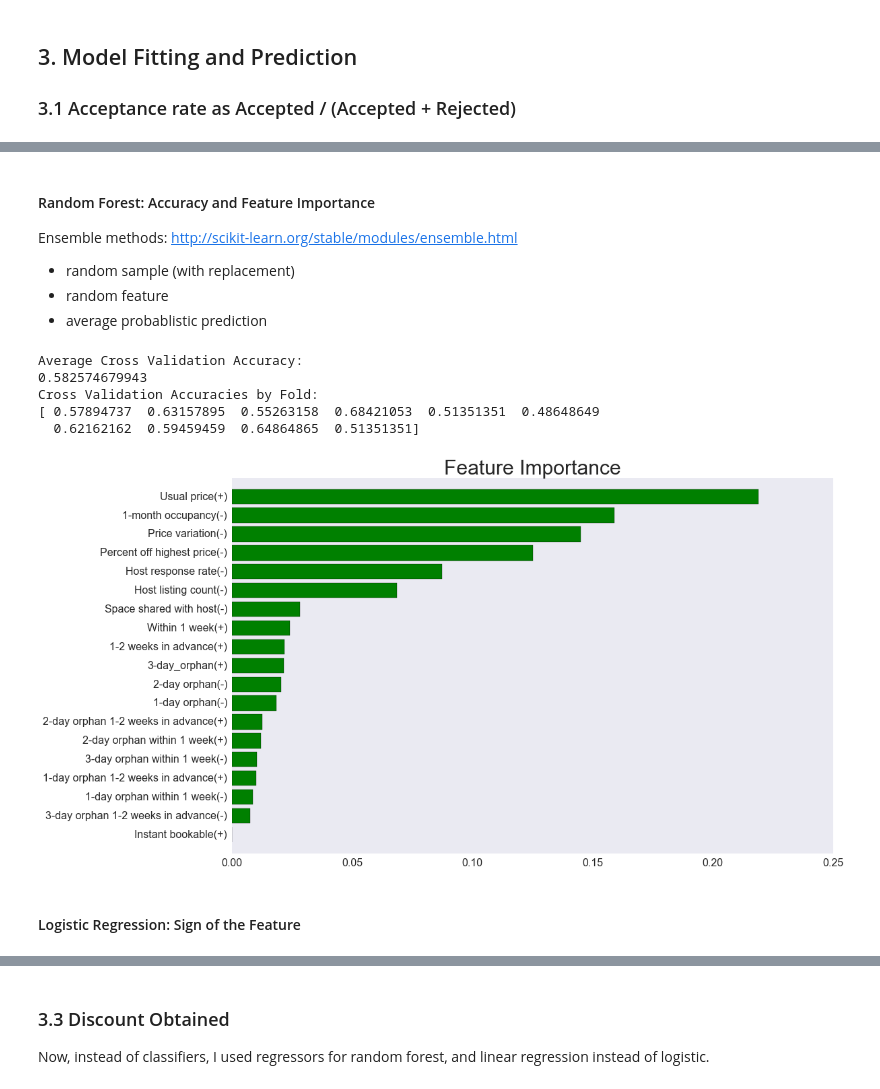
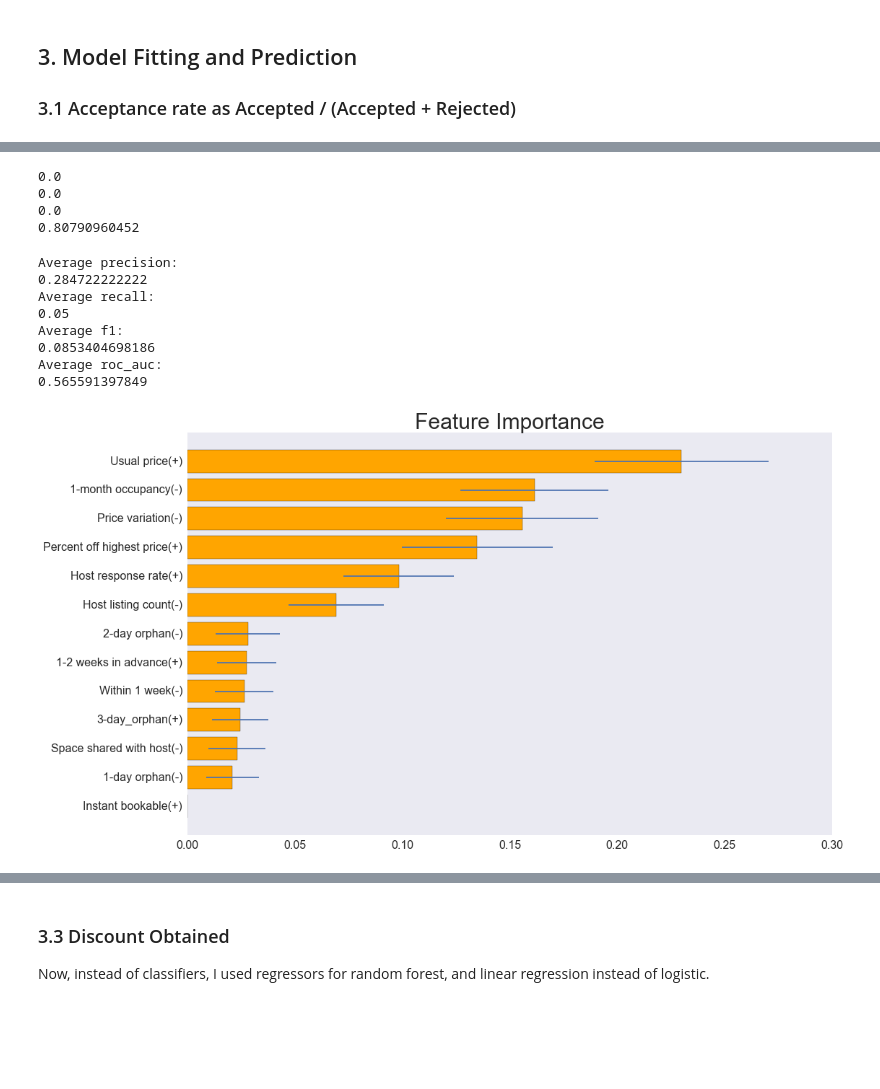
Before and after one commit to DataShackforAirbnb/AirBnbNegotiate, a Jupyter notebook: DataAnalysis/Analysis 0426.ipynb, the cells around one changed output, grey strips where cells are left out. Cells and saved outputs as stored; diff of their text form; code cells hidden in the pictures; blank space fills up the shorter version.

```diff
--- a/DataAnalysis/Analysis 0426.ipynb
+++ b/DataAnalysis/Analysis 0426.ipynb
@@ -330,7 +317,11 @@ Y_discount = combined_agreed["discount_obtained"].values
 # %%
-param_label_rf = ["1-day orphan", "2-day orphan", "3-day_orphan", "Within 1 week", "1-2 weeks in advance",
-               "Percent off highest price", "Host listing count", "Host response rate",
-               "Instant bookable", "Space shared with host", "Usual price", "Price variation", "1-month occupancy"]
+label_rf = ["1-day orphan", "2-day orphan", "3-day_orphan", "Within 1 week", "1-2 weeks in advance",
+            "Percent off highest price", "Host listing count", "Host response rate",
+            "Instant bookable", "Space shared with host", "Usual price", "Price variation", "1-month occupancy"]
+label_lr = ["1-day orphan", "2-day orphan", "3-day_orphan", "Within 1 week", "1-2 weeks in advance",
+            "orp_1, adv_1", "orp_1, adv_2", "orp_2, adv_1", "orp_2, adv_2", "orp_3, adv_1", "orp_3, adv_2",
+            "Percent off highest price", "Host listing count", "Host response rate",
+            "Instant bookable", "Space shared with host", "Usual price", "Price variation", "1-month occupancy"]
 # %% [markdown]
 ## 3. Model Fitting and Prediction
 
@@ -338,10 +329,8 @@ param_label_rf = ["1-day orphan", "2-day orphan", "3-day_orphan", "Within 1 week
 ### 3.1 Acceptance rate as Accepted / (Accepted + Rejected)
 # %%
 clf_rf = RandomForestClassifier(n_estimators=1000,
-                        max_features=int(np.sqrt(X_willing_noda.shape[1])),
+                        max_features=int(np.sqrt(X_all_rf.shape[1])),
                         max_depth=None,
                         min_samples_split=1)
 
-clf_rf.fit(X_all_rf,Y_all)
-Y_all_pred = clf_rf.predict(X_all_rf)
-Y_all_pred_prob = clf_rf.predict_proba(X_all_rf)[:,1]
+clf_rf.fit(X_train,y_train)
@@ -360 +360,21 @@ print precision_rf
+# %%
+X_train, X_test, y_train, y_test = train_test_split(X_all_lr, Y_all, test_size=0.5)
+# %%
+clf_lr = LogisticRegression()
+clf_lr.fit(X_train,y_train)
+Y_all_pred = clf_lr.predict(X_test)
+Y_all_pred_prob = clf_lr.predict_proba(X_test)[:,1]
+precision = metrics.precision_score(y_test, Y_all_pred)
+print precision
+recall = metrics.recall_score(y_test, Y_all_pred)
+print recall
+f1 = metrics.f1_score(y_test, Y_all_pred)
+print f1
+accuracy = metrics.accuracy_score(y_test, Y_all_pred)
+print accuracy
+# %% [output]
+0.0
+0.0
+0.0
+0.80790960452
 # %%
@@ -402,22 +412,18 @@ def model_fitting(X_rf, X_lr, Y, label=None, fold=10):
-# %% [markdown]
-#### Random Forest: Accuracy and Feature Importance
-
-Ensemble methods: http://scikit-learn.org/stable/modules/ensemble.html
-* random sample (with replacement)
-* random feature
-* average probablistic prediction
 # %%
-rf = RandomForestClassifier(n_estimators=1000,
-                            max_features=int(np.sqrt(X_willing_noda.shape[1])),
-                            max_depth=None,
-                            min_samples_split=1)
-model_fitting("rf", rf, X_willing_noda, Y_willing, label=label)
+scores_classifier = ["precision", "recall", "f1", "roc_auc"]
+clf_rf = RandomForestClassifier(n_estimators=1000,
+                                max_features=int(np.sqrt(X_all_rf.shape[1])),
+                                max_depth=None,
+                                min_samples_split=1)
+clf_lr = LogisticRegression()
+result_all = model_fitting(clf_rf, clf_lr, X_all_rf, X_all_lr, Y_all, scores_classifier, label_rf=label_rf, label_lr=label_lr, fold=3)
 # %% [output]
-Average Cross Validation Accuracy:
-0.582574679943
-Cross Validation Accuracies by Fold:
-[ 0.57894737  0.63157895  0.55263158  0.68421053  0.51351351  0.48648649
-  0.62162162  0.59459459  0.64864865  0.51351351]
+Average precision:
+0.284722222222
+Average recall:
+0.05
+Average f1:
+0.0853404698186
+Average roc_auc:
+0.565591397849
-[figure, old version]
+[figure, new version]
-# %% [markdown]
-#### Logistic Regression: Sign of the Feature
```
Also changed, not shown: parts of 23 cells of this notebook, 3 other files.
